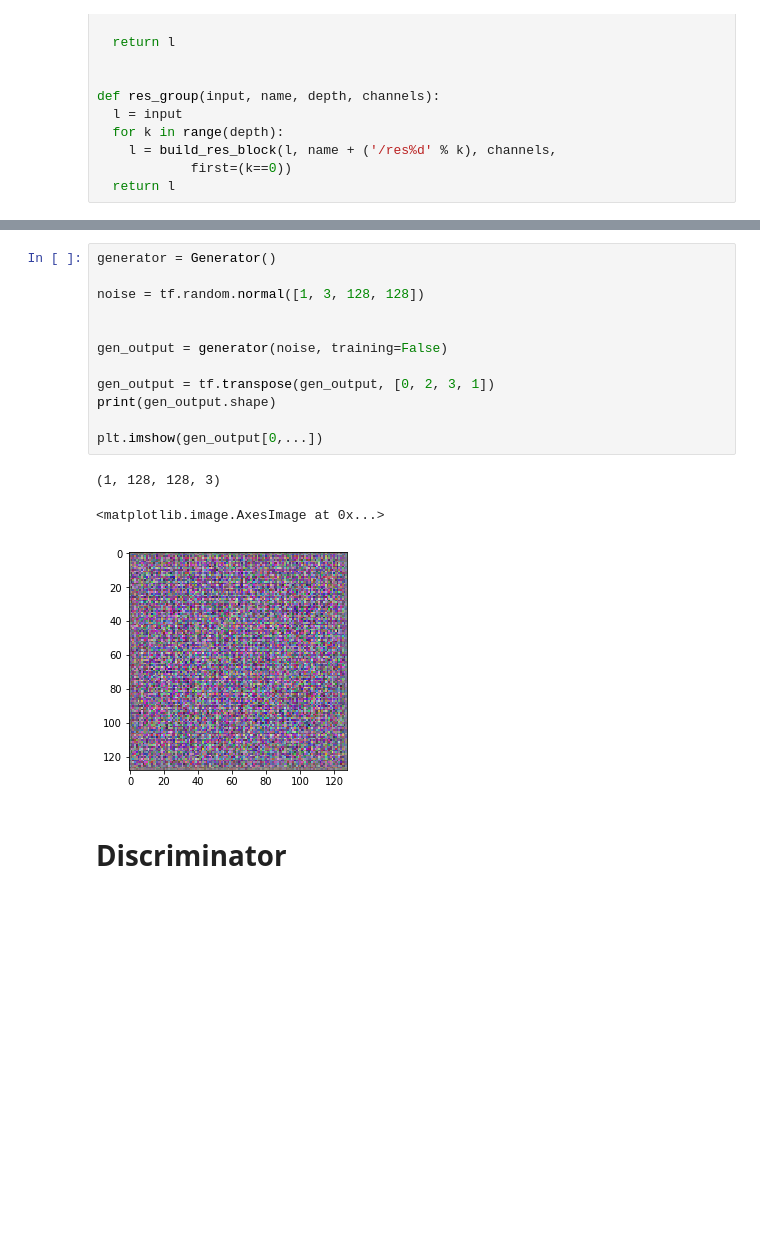
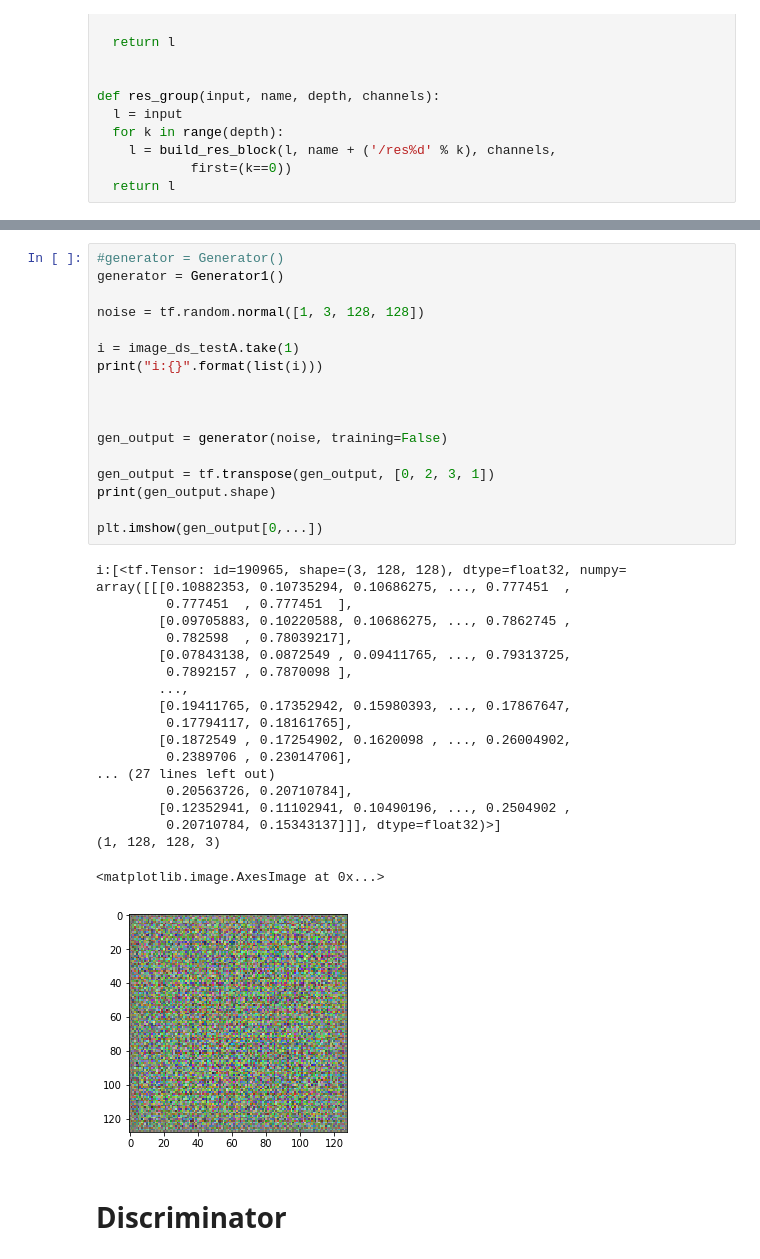
Before and after one commit to flobotics/colab, a Jupyter notebook: tf2_ganimorph.ipynb, the cells around one changed output, grey strips where cells are left out. Saved outputs shown, nothing was run; the diff lists cells and outputs as text; blank space fills up the shorter version.

```diff
--- a/tf2_ganimorph.ipynb
+++ b/tf2_ganimorph.ipynb
@@ -447,19 +579,40 @@ def Generator():
 # %%
-generator = Generator()
+#generator = Generator()
+generator = Generator1()
 
 noise = tf.random.normal([1, 3, 128, 128])
+
+i = image_ds_testA.take(1)
+print("i:{}".format(list(i)))
+
 
 
 gen_output = generator(noise, training=False)
 
 gen_output = tf.transpose(gen_output, [0, 2, 3, 1])
 print(gen_output.shape)
 
 plt.imshow(gen_output[0,...])
 # %% [output]
+i:[<tf.Tensor: id=190965, shape=(3, 128, 128), dtype=float32, numpy=
+array([[[0.10882353, 0.10735294, 0.10686275, ..., 0.777451  ,
+         0.777451  , 0.777451  ],
+        [0.09705883, 0.10220588, 0.10686275, ..., 0.7862745 ,
+         0.782598  , 0.78039217],
+        [0.07843138, 0.0872549 , 0.09411765, ..., 0.79313725,
+         0.7892157 , 0.7870098 ],
+        ...,
+        [0.19411765, 0.17352942, 0.15980393, ..., 0.17867647,
+         0.17794117, 0.18161765],
+        [0.1872549 , 0.17254902, 0.1620098 , ..., 0.26004902,
+         0.2389706 , 0.23014706],
+... (27 lines left out)
+         0.20563726, 0.20710784],
+        [0.12352941, 0.11102941, 0.10490196, ..., 0.2504902 ,
+         0.20710784, 0.15343137]]], dtype=float32)>]
 (1, 128, 128, 3)
 <matplotlib.image.AxesImage at 0x...>
-[figure, old version]
+[figure, new version]
 # %% [markdown]
 # Discriminator
 # %%
```
Also changed, not shown: parts of 15 cells of this notebook.
